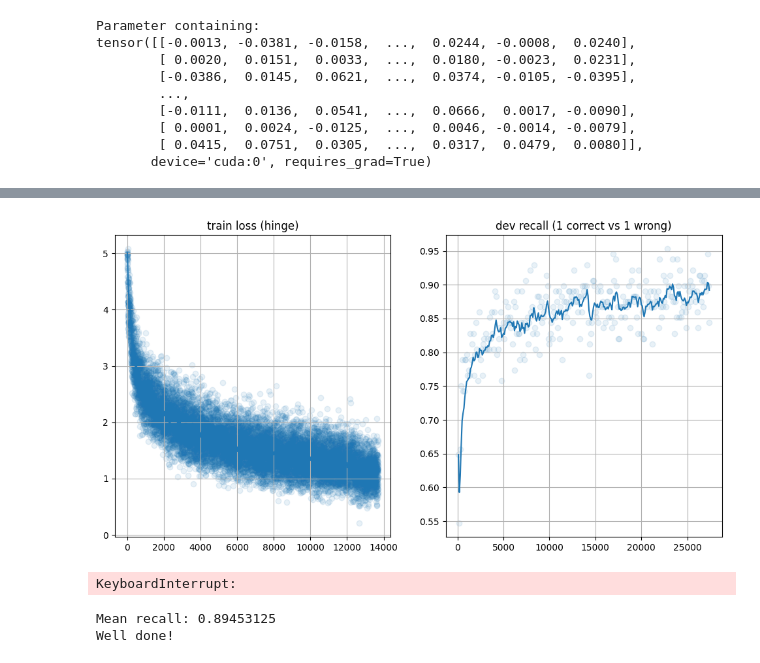
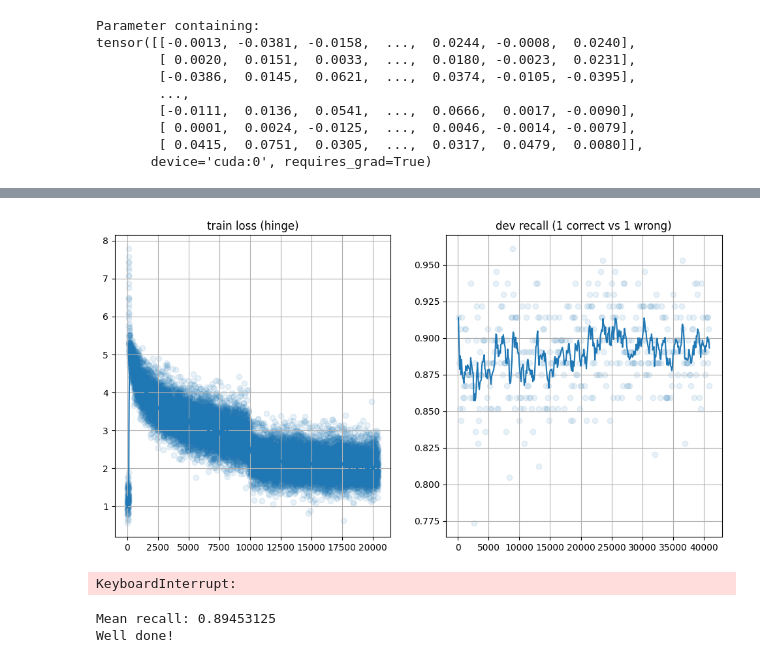
Before and after one commit to Chertushkin/nlp_course, a Jupyter notebook: week_extra/retrieval/practice.ipynb, the cells around one changed output, grey strips where cells are left out. Drawn from its saved outputs; the diff is of its cells as text; code cells hidden in the pictures.

```diff
--- a/week_extra/retrieval/practice.ipynb
+++ b/week_extra/retrieval/practice.ipynb
@@ -291,15 +281,22 @@ This reads as __Correct answers must be closer than the wrong ones by at least
 
 Note: in effect, we train a Deep Semantic Similarity Model [DSSM](https://www.microsoft.com/en-us/research/project/dssm/).
 # %%
-def similarity(a, b):
+def similarity(a, b, hard_negatives=False):
     """ Dot product as a similarity function """
     dot = a @ b.T
     if a.shape[0]==1:
         return dot
+    # return torch.flatten(dot)
+
+    if hard_negatives:
+        m = dot.shape[0]
+        flat_dot = torch.flatten(dot)
+        ix = torch.argsort(flat_dot, descending=True)
+        return flat_dot[ix][:m]
 
     return torch.diag(dot)
 
-def compute_loss(question_vectors, correct_answer_vectors, wrong_answer_vectors, delta=1.0):
+def compute_loss(question_vectors, correct_answer_vectors, wrong_answer_vectors, delta=1.0, hard_negatives=False):
     """
     Compute the triplet loss as per formula above.
     Use similarity function above for  sim[a, b]
@@ -311,7 +308,7 @@ def compute_loss(question_vectors, correct_answer_vectors, wrong_answer_vectors,
     """
     m = question_vectors.shape[0]
     pos_sim = similarity(question_vectors, correct_answer_vectors)
-    neg_sim = similarity(question_vectors, wrong_answer_vectors)
+    neg_sim = similarity(question_vectors, wrong_answer_vectors, hard_negatives)
     # print(pos_sim, neg_sim)
     interm = delta - pos_sim + neg_sim
     # print(interm)
@@ -409,5 +406,8 @@ tensor([[-0.0013, -0.0381, -0.0158,  ...,  0.0244, -0.0008,  0.0240],
         [ 0.0415,  0.0751,  0.0305,  ...,  0.0317,  0.0479,  0.0080]],
        device='cuda:0', requires_grad=True)
 # %%
-question_opt = torch.optim.SGD(question_vectorizer.parameters(), lr=1e-04, momentum=0.9)
-answer_opt = torch.optim.SGD(answer_vectorizer.parameters(), lr=1e-04, momentum=0.9)
+# question_opt = torch.optim.SGD(question_vectorizer.parameters(), lr=1e-04, momentum=0.9)
+# answer_opt = torch.optim.SGD(answer_vectorizer.parameters(), lr=1e-04, momentum=0.9)
+# %%
+question_vectorizer.load_state_dict(torch.load('question_vectorizer.pt', map_location="cuda"))
+answer_vectorizer.load_state_dict(torch.load('answer_vectorizer.pt', map_location="cuda"))
@@ -435,41 +444,41 @@ for batch in iterate_minibatches(train, batch_size=BATCH_SIZE, cycle=True):
     # v_questions = question_vectorizer(questions.tolist())
     # v_correct = answer_vectorizer(correct_answers.tolist())
     # v_incorrect = answer_vectorizer(wrong_answers.tolist())
-    loss_t = compute_loss(q_embs, c_embs, w_embs, delta=5.0)
+    loss_t = compute_loss(q_embs, c_embs, w_embs, delta=5.0, hard_negatives=True)
     loss = loss_t.mean()
     loss.backward()
 
     answer_opt.step()
     question_opt.step()
 
     loss_history.append(float(loss))
 
     if len(loss_history) % 50 == 0:
         # measure dev recall = P(correct_is_closer_than_wrong | q, a+, a-)
         question_vectorizer.train(False)
         answer_vectorizer.train(False)
         dev_batch = next(dev_batches)
 
         recall_t = get_recall(**dev_batch)
 
         dev_recall_history.append(recall_t)
 
     if len(loss_history) % 50 == 0:
         question_vectorizer.train(False)
         answer_vectorizer.train(False)
 
         clear_output(True)
         plt.figure(figsize=[12, 6])
         plt.subplot(1, 2, 1), plt.title('train loss (hinge)'), plt.grid()
         plt.scatter(np.arange(len(loss_history)), loss_history, alpha=0.1)
         plt.plot(ewma(loss_history, span=100))
         plt.subplot(1, 2, 2), plt.title('dev recall (1 correct vs 1 wrong)'), plt.grid()
         dev_time = np.arange(1, len(dev_recall_history) + 1) * 100
         plt.scatter(dev_time, dev_recall_history, alpha=0.1)
         plt.plot(dev_time, ewma(dev_recall_history, span=10))
         plt.show()
 # %% [output]
-[figure, old version]
+[figure, new version]
 KeyboardInterrupt:
 # %%
 print("Mean recall:", np.mean(dev_recall_history[-10:]))
```
Also changed, not shown: parts of 18 cells of this notebook, 1 other file.
